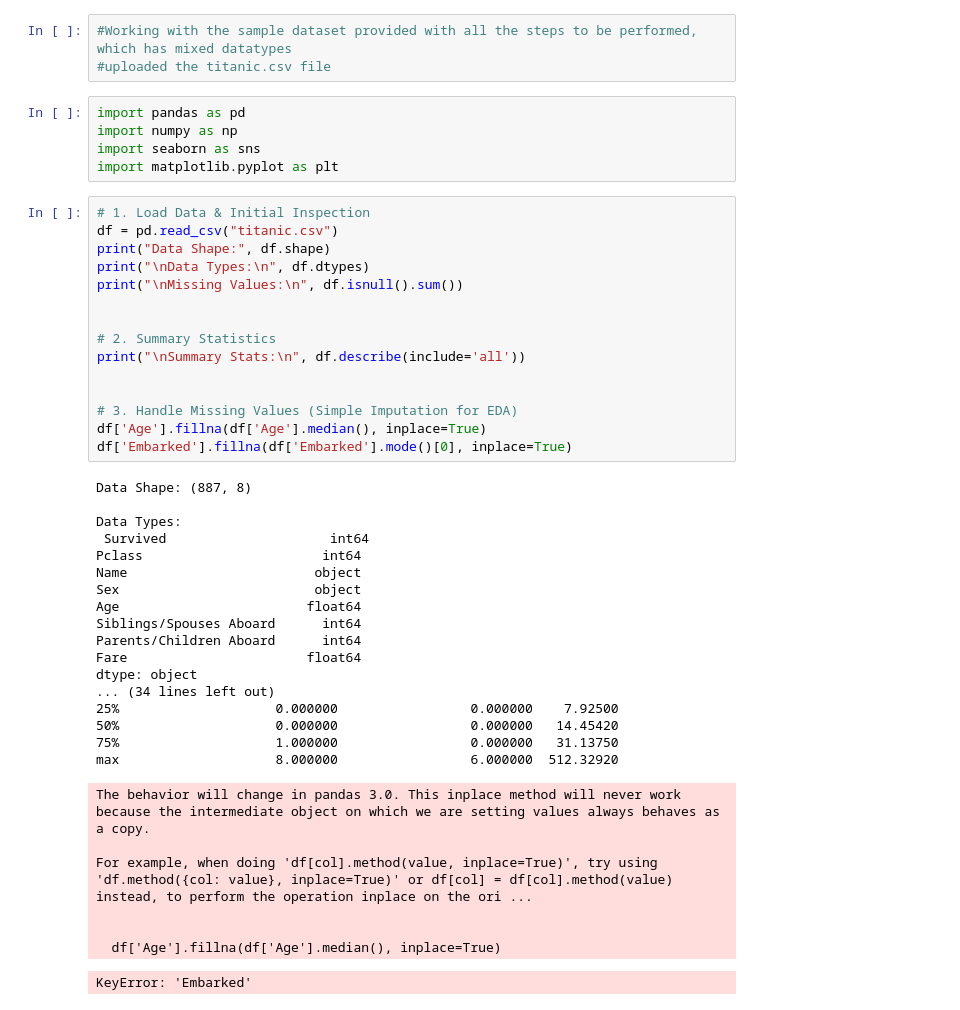
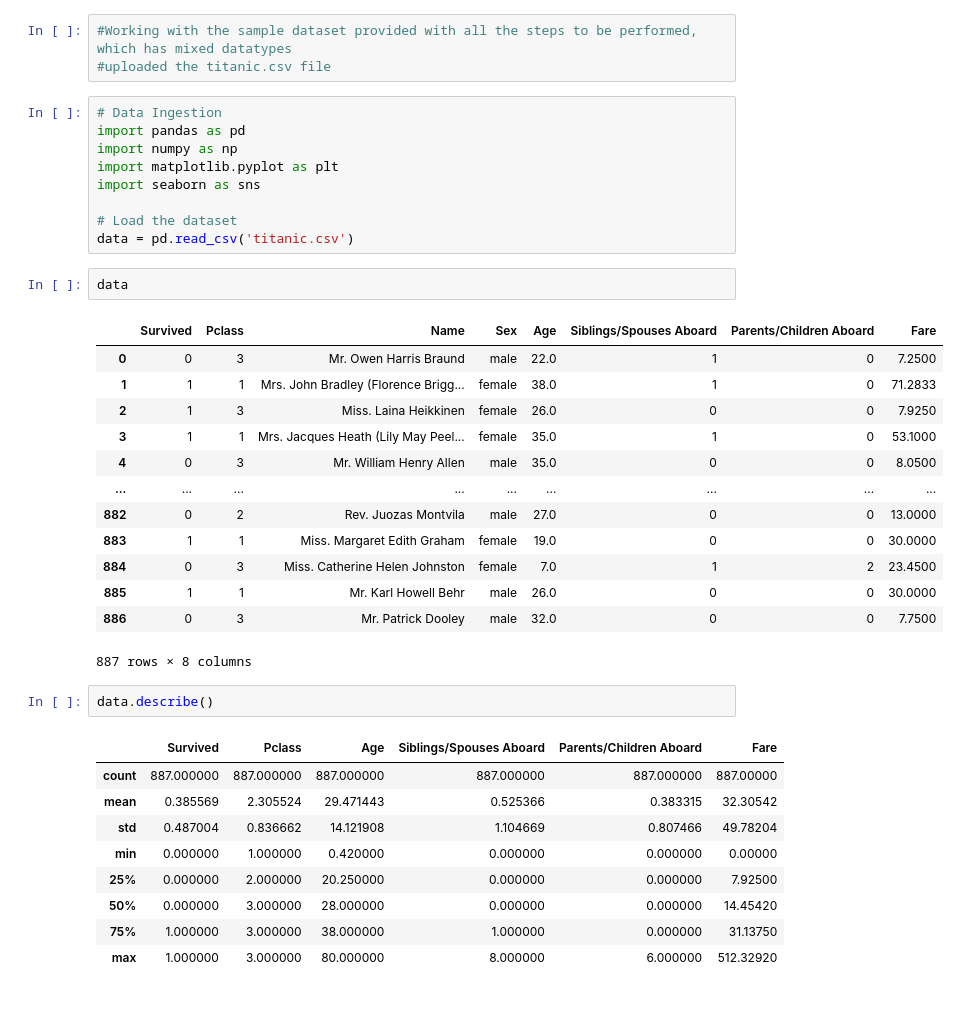
Before and after one commit to deepavarshini09/SoftNexisTechnology_Tasks, a Jupyter notebook: task2_snt.ipynb, the cells around one changed output. Drawn from its saved outputs; the diff is of its cells as text.

```diff
--- a/task2_snt.ipynb
+++ b/task2_snt.ipynb
@@ -6,47 +6,39 @@
 #Working with the sample dataset provided with all the steps to be performed, which has mixed datatypes
 #uploaded the titanic.csv file
 # %%
+# Data Ingestion
 import pandas as pd
 import numpy as np
+import matplotlib.pyplot as plt
 import seaborn as sns
-import matplotlib.pyplot as plt
+
+# Load the dataset
+data = pd.read_csv('titanic.csv')
-# %%
-# 1. Load Data & Initial Inspection
-df = pd.read_csv("titanic.csv")
-print("Data Shape:", df.shape)
-print("\nData Types:\n", df.dtypes)
-print("\nMissing Values:\n", df.isnull().sum())
-
-
-# 2. Summary Statistics
-print("\nSummary Stats:\n", df.describe(include='all'))
-
-
-# 3. Handle Missing Values (Simple Imputation for EDA)
-df['Age'].fillna(df['Age'].median(), inplace=True)
-df['Embarked'].fillna(df['Embarked'].mode()[0], inplace=True)
-# %% [output]
-Data Shape: (887, 8)
-
-Data Types:
- Survived                     int64
-Pclass                       int64
-Name                        object
-Sex                         object
-Age                        float64
-Siblings/Spouses Aboard      int64
-Parents/Children Aboard      int64
-Fare                       float64
-dtype: object
-... (34 lines left out)
-25%                    0.000000                 0.000000    7.92500
-50%                    0.000000                 0.000000   14.45420
-75%                    1.000000                 0.000000   31.13750
-max                    8.000000                 6.000000  512.32920
-The behavior will change in pandas 3.0. This inplace method will never work because the intermediate object on which we are setting values always behaves as a copy.
-
-For example, when doing 'df[col].method(value, inplace=True)', try using 'df.method({col: value}, inplace=True)' or df[col] = df[col].method(value) instead, to perform the operation inplace on the ori ...
-
-
-  df['Age'].fillna(df['Age'].median(), inplace=True)
-KeyError: 'Embarked'
+# %%
+data
+# %% [output]
+|  | Survived | Pclass | Name | Sex | Age | Siblings/Spouses Aboard | Parents/Children Aboard | Fare |
+| 0 | 0 | 3 | Mr. Owen Harris Braund | male | 22.0 | 1 | 0 | 7.2500 |
+| 1 | 1 | 1 | Mrs. John Bradley (Florence Brigg... | female | 38.0 | 1 | 0 | 71.2833 |
+| 2 | 1 | 3 | Miss. Laina Heikkinen | female | 26.0 | 0 | 0 | 7.9250 |
+| 3 | 1 | 1 | Mrs. Jacques Heath (Lily May Peel... | female | 35.0 | 1 | 0 | 53.1000 |
+| 4 | 0 | 3 | Mr. William Henry Allen | male | 35.0 | 0 | 0 | 8.0500 |
+| ... | ... | ... | ... | ... | ... | ... | ... | ... |
+| 882 | 0 | 2 | Rev. Juozas Montvila | male | 27.0 | 0 | 0 | 13.0000 |
+| 883 | 1 | 1 | Miss. Margaret Edith Graham | female | 19.0 | 0 | 0 | 30.0000 |
+| 884 | 0 | 3 | Miss. Catherine Helen Johnston | female | 7.0 | 1 | 2 | 23.4500 |
+| 885 | 1 | 1 | Mr. Karl Howell Behr | male | 26.0 | 0 | 0 | 30.0000 |
+| 886 | 0 | 3 | Mr. Patrick Dooley | male | 32.0 | 0 | 0 | 7.7500 |
+887 rows × 8 columns
+# %%
+data.describe()
+# %% [output]
+|  | Survived | Pclass | Age | Siblings/Spouses Aboard | Parents/Children Aboard | Fare |
+| count | 887.000000 | 887.000000 | 887.000000 | 887.000000 | 887.000000 | 887.00000 |
+| mean | 0.385569 | 2.305524 | 29.471443 | 0.525366 | 0.383315 | 32.30542 |
+| std | 0.487004 | 0.836662 | 14.121908 | 1.104669 | 0.807466 | 49.78204 |
+| min | 0.000000 | 1.000000 | 0.420000 | 0.000000 | 0.000000 | 0.00000 |
+| 25% | 0.000000 | 2.000000 | 20.250000 | 0.000000 | 0.000000 | 7.92500 |
+| 50% | 0.000000 | 3.000000 | 28.000000 | 0.000000 | 0.000000 | 14.45420 |
+| 75% | 1.000000 | 3.000000 | 38.000000 | 1.000000 | 0.000000 | 31.13750 |
+| max | 1.000000 | 3.000000 | 80.000000 | 8.000000 | 6.000000 | 512.32920 |
```
Also changed, not shown: parts of 14 cells of this notebook.
